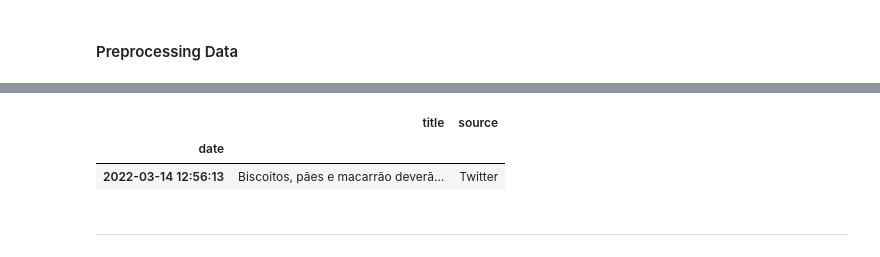
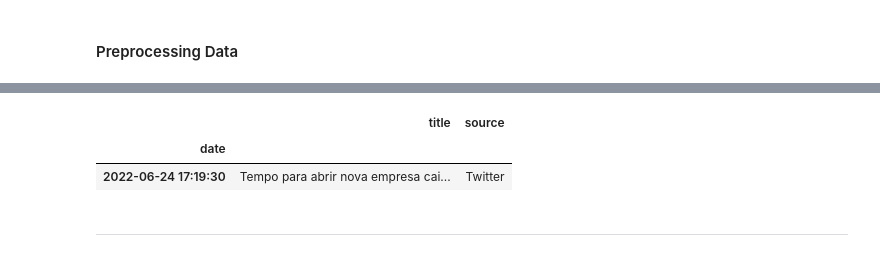
Before and after one commit to mso13/Mestrado_PPGI, a Jupyter notebook: src/sentiment_classifier/Snorkel Sentiment Classifier.ipynb, the cells around one changed output, grey strips where cells are left out. Cells and saved outputs as stored; diff of their text form; code cells hidden in the pictures.

```diff
--- a/src/sentiment_classifier/Snorkel Sentiment Classifier.ipynb
+++ b/src/sentiment_classifier/Snorkel Sentiment Classifier.ipynb
@@ -192,9 +193,9 @@ df_full_preprocessed.sample(10)
-# %%
-df_full.loc['2022-03-14 12:56:13']
-# %% [output]
-|  | title | source |
-| date |  |  |
-| 2022-03-14 12:56:13 | Biscoitos, pães e macarrão deverã... | Twitter |
+# %%
+df_full.loc['2022-06-24 17:19:30']
+# %% [output]
+|  | title | source |
+| date |  |  |
+| 2022-06-24 17:19:30 | Tempo para abrir nova empresa cai... | Twitter |
 # %% [markdown]
 ---
 # %% [markdown]
```
Also changed, not shown: parts of 13 cells of this notebook, 9 other files.
